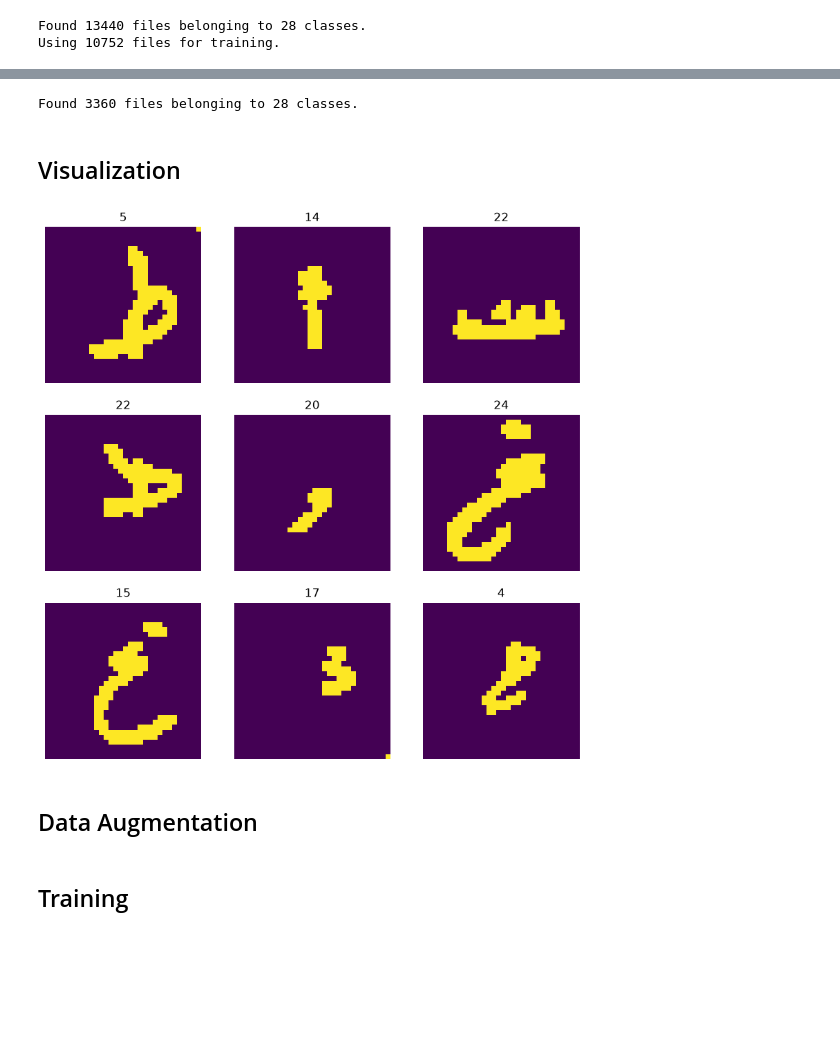
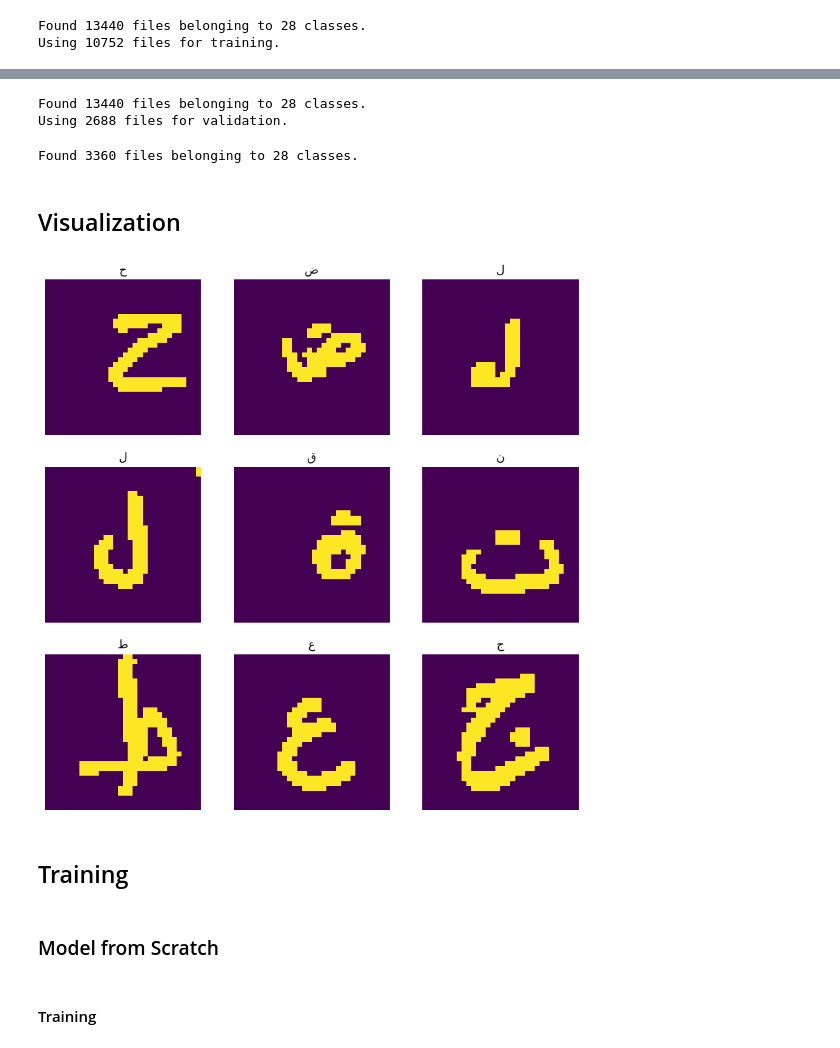
Before and after one commit to Sam50x/arabic-handwritten-characters-classifier, a Jupyter notebook: model.ipynb, the cells around one changed output, grey strips where cells are left out. Saved outputs shown, nothing was run; the diff lists cells and outputs as text; code cells hidden in the pictures; blank space fills up the shorter version.

Commit message:
from scratch model

```diff
--- a/model.ipynb
+++ b/model.ipynb
@@ -5,8 +5,8 @@
 # %%
 import pandas as pd
 
-train_labels = pd.read_csv('data/labels/train.csv', header=None)
-test_labels = pd.read_csv('data/labels/test.csv', header=None)
+train_labels = pd.read_csv('data/labels/train.csv', header=None) - 1
+test_labels = pd.read_csv('data/labels/test.csv', header=None) - 1
 # %%
 train_labels.head().values
 # %% [output]
@@ -63,16 +47,32 @@ Using 2688 files for validation.
-# %%
-test_ds = tf.keras.utils.image_dataset_from_directory(
-    'data/images/test',
-    labels=test_labels[0].values.tolist(),
-    seed=42,
-    shuffle=True,
-    image_size=(32, 32),
-    batch_size=32,
-    color_mode='grayscale',
-    verbose=True
-)
-# %% [output]
-Found 3360 files belonging to 28 classes.
+# %%
+val_ds = tf.keras.utils.image_dataset_from_directory(
+    'data/images/train',
+    labels=train_labels[0].values.tolist(),
+    seed=42,
+    shuffle=True,
+    validation_split=0.2,
+    subset='validation',
+    image_size=(32, 32),
+    batch_size=32,
+    color_mode='grayscale',
+    verbose=True
+)
+# %% [output]
+Found 13440 files belonging to 28 classes.
+Using 2688 files for validation.
+# %%
+test_ds = tf.keras.utils.image_dataset_from_directory(
+    'data/images/test',
+    labels=test_labels[0].values.tolist(),
+    seed=42,
+    shuffle=True,
+    image_size=(32, 32),
+    batch_size=32,
+    color_mode='grayscale',
+    verbose=True
+)
+# %% [output]
+Found 3360 files belonging to 28 classes.
 # %% [markdown]
 ## Visualization
 # %%
@@ -80,16 +80,18 @@ class_names = ['أ', 'ب', 'ت', 'ث', 'ج', 'ح', 'خ', 'د', 'ذ', 'ر', 'ز',
 # %%
 import matplotlib.pyplot as plt
 
 plt.figure(figsize=(10, 10))
 for images, labels in test_ds.take(1):
     for i in range(9):
         ax = plt.subplot(3, 3, i + 1)
         plt.imshow(images[i].numpy().astype("uint8"))
-        plt.title((labels[i] - 1).numpy())
+        plt.title(class_names[labels[i]])
         plt.axis("off")
 # %% [output]
-[figure, old version]
+[figure, new version]
-# %% [markdown]
-## Data Augmentation
 # %% [markdown]
 ## Training
+# %% [markdown]
+### Model from Scratch
+# %% [markdown]
+#### Training
```
Also changed, not shown: parts of 15 cells of this notebook, 1 other file.
